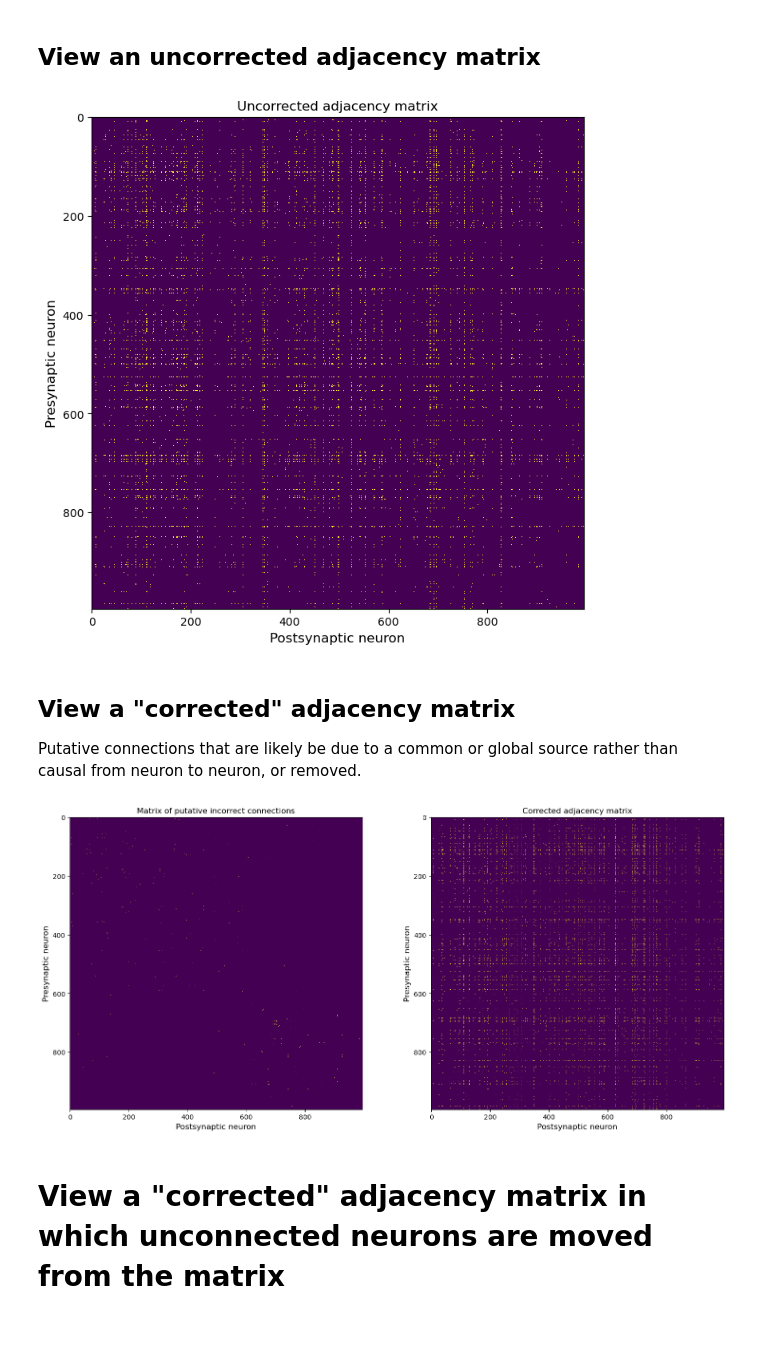
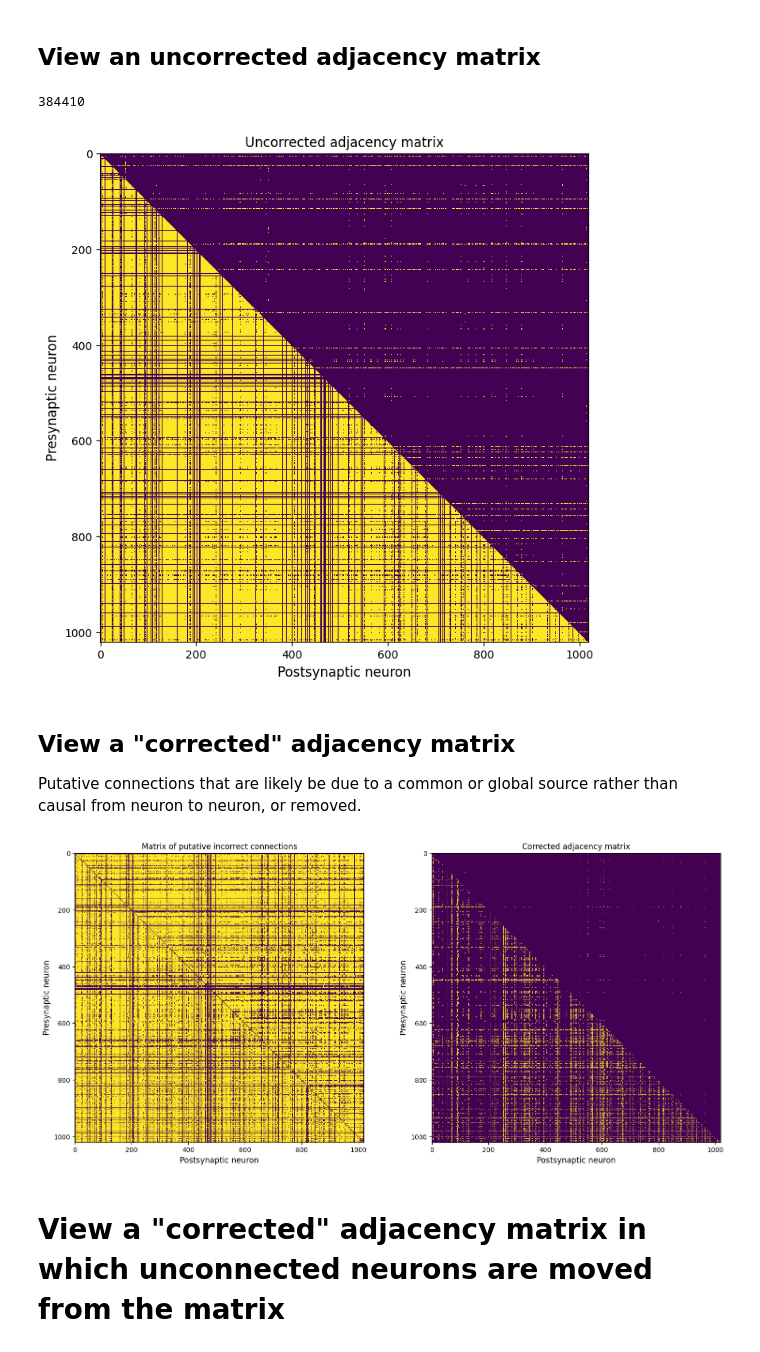
Before and after one commit to TianyiChen97/Organoid, a Jupyter notebook: Raw_data_processing/graph_loading_TC_2.ipynb, the cells around one changed output. Cells and saved outputs as stored; diff of their text form; code cells hidden in the pictures.

Commit message:
raw data processing

```diff
--- a/Raw_data_processing/graph_loading_TC_2.ipynb
+++ b/Raw_data_processing/graph_loading_TC_2.ipynb
@@ -12,3 +13,20 @@ import matplotlib.pyplot as plt
 plt.ion()
 # %% [output]
 <contextlib.ExitStack at 0x...>
+# %%
+
+# Path of source .pkl result files
+path_source_files = '/cis/project/organoid/Dec_29_2024_ecr_results'
+
+
+# Get a list of files that we'll analyze (pkl files in the source directory or its subdirectories)
+filenames = glob.glob(f'{path_source_files}/**/*.pkl', recursive=True)
+n_chars = len(path_source_files)
+filenames = [f[n_chars:] for f in filenames]
+filenames.sort()
+filenames.reverse()
+
+print(f'Found {len(filenames)} pkl files to process.')
+
+filenames = [f[1:] if f.startswith('/') else f for f in filenames]
+print(filenames)
@@ -15,6 +36,8 @@ plt.ion()
 # %% [markdown]
 ## Load Effective Connecivity Reconstruction (ECR) data from a pickle file
 # %%
-src_filename = './preliminary_ephys_data_ecr_results/chemical_and_electrical_stimulation/230112_CHD8Samples_4AP_and_BiccExposure_3weeksAfter_DA_20240113_16h06m.pkl'
-with open(src_filename, 'rb') as f:
-    data = pkl.load(f)
+all_data = {}
+for filename in filenames:
+    src_filename = os.path.join(path_source_files, filename)
+    with open(src_filename, 'rb') as f:
+        all_data[filename] = pkl.load(f)
@@ -48,22 +84,26 @@ For each well (organoid) and time window, there are three key/value pairs. For m
 __Note:__ Neurons pairs linked only by correlation peaks with delays lower than t_res (the raw recording's sampling resolution) may actually be simultaneously stimulated by some common/global source, rather than casually linked. It may be desirable to remove such connections, as demonstrated in the code below.
 # %% [markdown]
 ## View an uncorrected adjacency matrix
+# %%
+data = all_data[filenames[0]]
 # %%
-well = 'well003'
+well = 'well001'
 win = 'win_0'
 
 adj_matrix = data[well][win]['adj_matrix_predicted']
+print(sum(sum(adj_matrix)))
 votes = data[well][win]['votes']
 corr_peaks = data[well][win]['corr_peaks']
 
 fontsize = 12
 plt.figure(figsize=(8, 8))
 plt.imshow(adj_matrix, interpolation='nearest')
 plt.title('Uncorrected adjacency matrix', fontsize=fontsize)
 plt.ylabel('Presynaptic neuron', fontsize=fontsize)
 _ = plt.xlabel('Postsynaptic neuron', fontsize=fontsize)
 # %% [output]
+384410
-[figure, old version]
+[figure, new version]
 # %% [markdown]
 ## View a "corrected" adjacency matrix
 
@@ -92,7 +132,7 @@ plt.title('Corrected adjacency matrix', fontsize=fontsize)
 plt.ylabel('Presynaptic neuron', fontsize=fontsize)
 _ = plt.xlabel('Postsynaptic neuron', fontsize=fontsize)
 # %% [output]
-[figure, old version]
+[figure, new version]
 # %% [markdown]
 # View a "corrected" adjacency matrix in which unconnected neurons are moved from the matrix
 # %%
```
Also changed, not shown: parts of 5 cells of this notebook, 10 other files.
